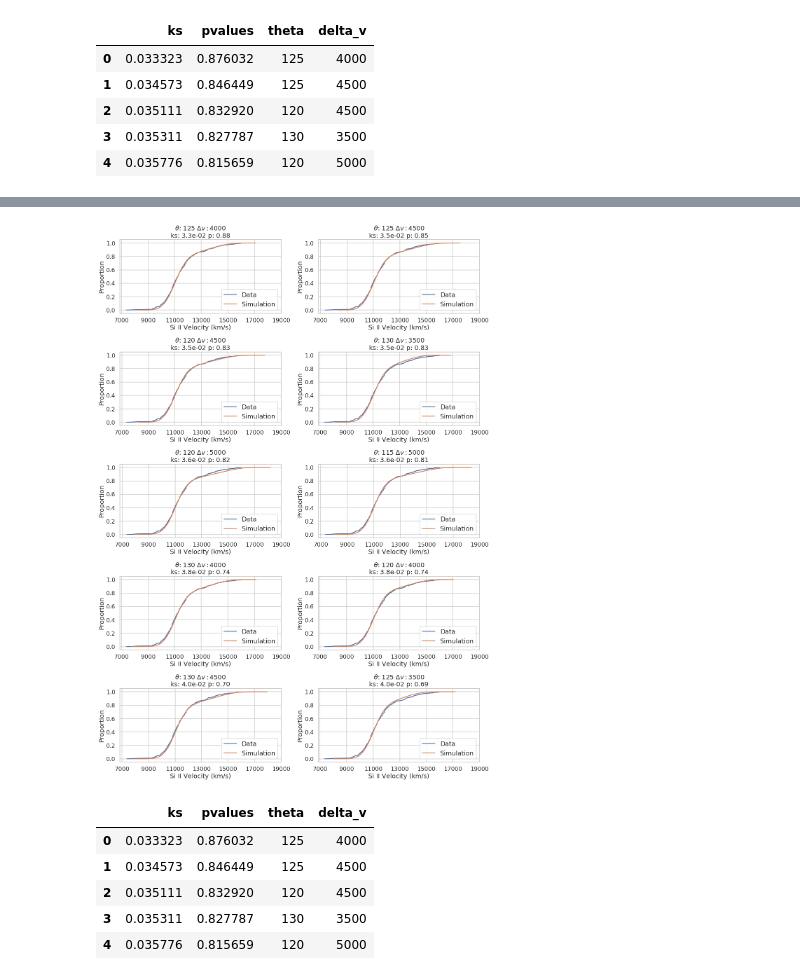
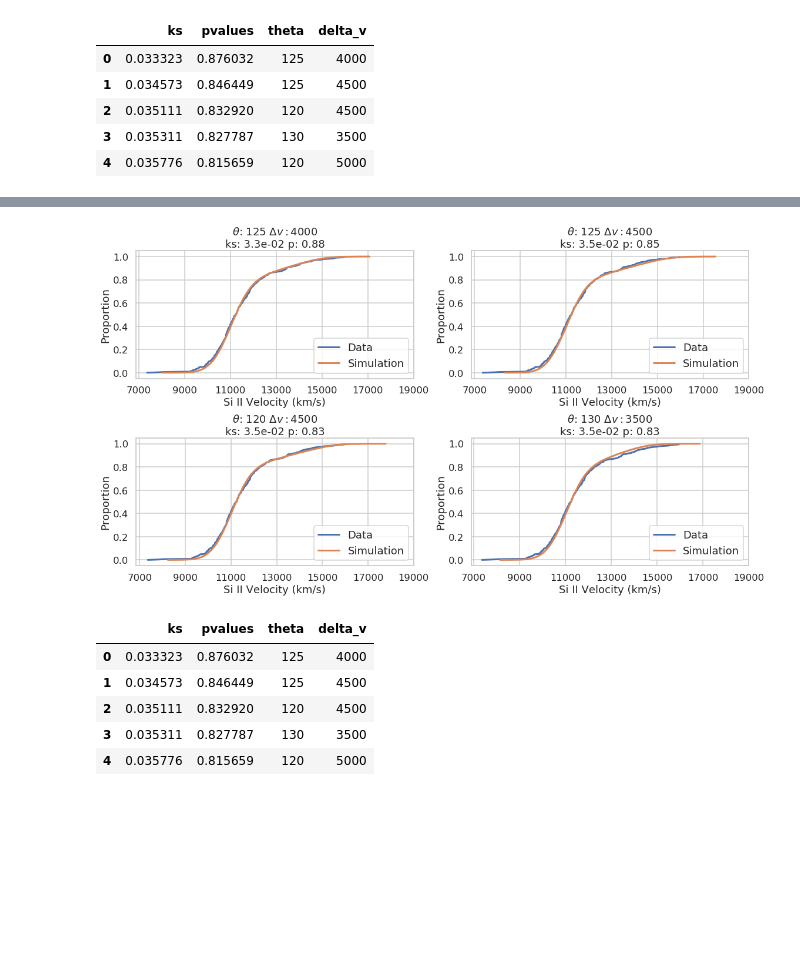
Before and after one commit to ketozhang/ejecta-velocities-of-type-Ia-supernovae, a Jupyter notebook: simulation.ipynb, the cells around one changed output, grey strips where cells are left out. Cells and saved outputs as stored; diff of their text form; code cells hidden in the pictures; blank space fills up the shorter version.

```diff
--- a/simulation.ipynb
+++ b/simulation.ipynb
@@ -176,7 +194,7 @@ df.head()
 # %%
 from scipy.stats import kstest, norm, ks_2samp
 
-nrows, ncols = 5, 2
+nrows, ncols = 2, 2
 fig, axs = plt.subplots(nrows, ncols, figsize=(16, 4.5*nrows))
 
 
@@ -224,5 +242,5 @@ for i in range(nrows*ncols):
     ax.legend(loc='upper right')
 
 plt.tight_layout()
-plt.savefig('results/grid_search_results.png', dpi=300, format='png')
+plt.savefig('results/grid_search_results.png', dpi=600, format='png')
 # %% [output]
@@ -230,35 +248,35 @@ plt.savefig('results/grid_search_results.png', dpi=300, format='png')
 # %%
-nrows, ncols = 5, 2
+nrows, ncols = 2, 2
 fig, axs = plt.subplots(nrows, ncols, figsize=(16, 4.5*nrows))
 
 for i in range(nrows*ncols):
     ax = axs[i//ncols, i%ncols]
     xrange = np.linspace(bins.min(), bins.max(), 200)
 
     param=params[i]
 
     # Data
 #     ax.hist(sn_data['v_siII'], bins, cumulative=True, histtype='step',
 #             density=True, linewidth=3, label='Data')
 
 #     ax.hist(v_sim[i], bins, cumulative=True, histtype='step',
 #             density=True, linewidth=3, label="Simulation")
 
-    ax.plot(np.sort(sn_data['v_siII']), np.arange(len(sn_data))/len(sn_data), label='Data')
-    ax.plot(np.sort(v_sim[i]), np.arange(len(v_sim[i]))/len(v_sim[i]), label='Simulation')
+    ax.plot(np.sort(sn_data['v_siII']), np.arange(len(sn_data))/len(sn_data), label='Data', lw=3)
+    ax.plot(np.sort(v_sim[i]), np.arange(len(v_sim[i]))/len(v_sim[i]), label='Simulation', lw=3)
 
     # Plot config
     ax.set_title(f"$\\theta$: {param['theta']} $\Delta v: ${param['delta_v']}\nks: {ks[i]:.1e} p: {pvalues[i]:.2f}")
     ax.set_xticks(np.arange(7000, 20000, 2000))
 #     ax.set_xticklabels(ax.get_xticks()[::2])
     ax.set_xlabel('Si II Velocity (km/s)')
     ax.set_ylabel('Proportion')
     ax.legend(loc='lower right')
 
 plt.tight_layout()
-plt.savefig('results/grid_search_cumulative_results.png', dpi=300, format='png')
+plt.savefig('results/grid_search_cumulative_results.png', dpi=600, format='png')
 # %% [output]
-[figure, old version]
+[figure, new version]
 # %%
 with open('results/all_scores.pkl', 'rb') as f:
     scores = pkl.load(f)
```
Also changed, not shown: parts of 10 cells of this notebook, 6 other files.
